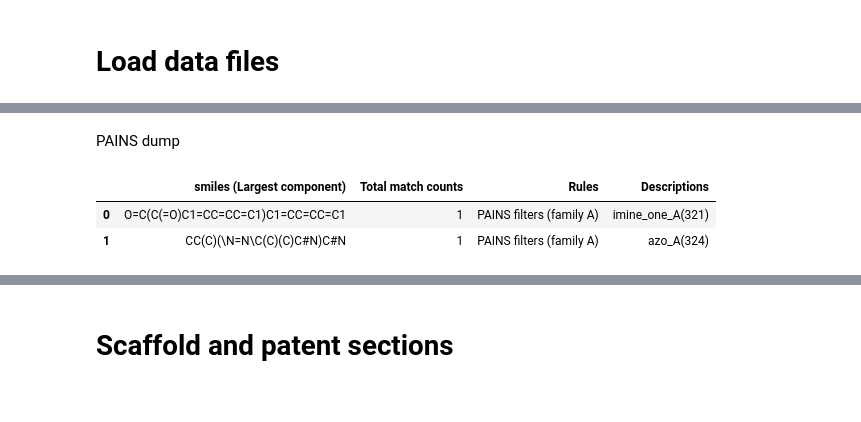
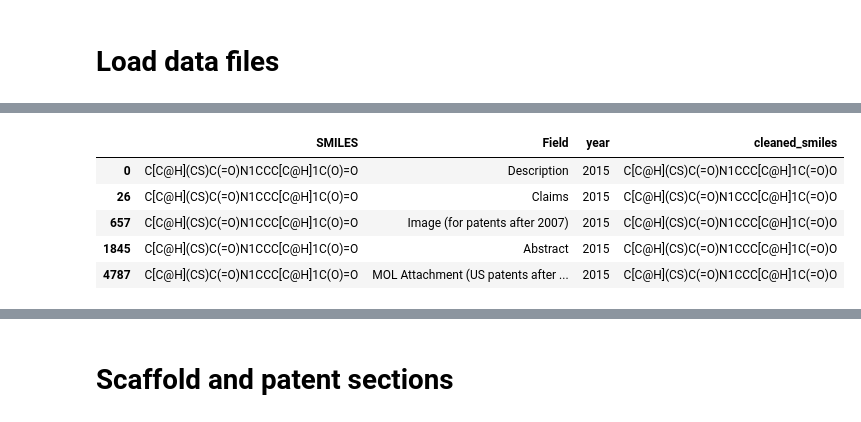
Before and after one commit to Fraunhofer-ITMP/patent-clinical-candidate-characteristics, a Jupyter notebook: notebooks/3_3_structure_charcterstics.ipynb, the cells around one changed output, grey strips where cells are left out. Cells and saved outputs as stored; diff of their text form; code cells hidden in the pictures.

```diff
--- a/notebooks/3_3_structure_charcterstics.ipynb
+++ b/notebooks/3_3_structure_charcterstics.ipynb
@@ -41,5 +95,4 @@ SureChEMBL data
 # %%
 surechembl_df = pd.read_parquet(
-    f"{PROCESSED_DIR}/surechembl_unique_inchikey_dump.pq.gzip"
+    f"{DATA_DIR}/surechembl_dump.pq", columns=["SMILES", "Field"]
 )
-surechembl_df.head(2)
@@ -50,17 +99,12 @@ surechembl_df.head(2)
-# %% [markdown]
-PAINS dump
-# %%
-pain_data = pd.read_csv(f"{MAPPINGS_DIR}/pain_data.csv", sep=";")
-pain_data = pain_data[
-    [
-        "smiles (Largest component)",  # desalted smiles
-        "Total match counts",
-        "Rules",
-        "Descriptions",
-    ]
-]
-pain_data.head(2)
-# %% [output]
-|  | smiles (Largest component) | Total match counts | Rules | Descriptions |
-| 0 | O=C(C(=O)C1=CC=CC=C1)C1=CC=CC=C1 | 1 | PAINS filters (family A) | imine_one_A(321) |
-| 1 | CC(C)(\N=N\C(C)(C)C#N)C#N | 1 | PAINS filters (family A) | azo_A(324) |
+# %%
+desalted_patent_df = pd.read_parquet(f"{PROCESSED_DIR}/patent_data_desalted.pq")
+df = surechembl_df.merge(desalted_patent_df, on="SMILES")
+df.drop_duplicates(subset=["SMILES", "Field"], inplace=True)
+df.head()
+# %% [output]
+|  | SMILES | Field | year | cleaned_smiles |
+| 0 | C[C@H](CS)C(=O)N1CCC[C@H]1C(O)=O | Description | 2015 | C[C@H](CS)C(=O)N1CCC[C@H]1C(=O)O |
+| 26 | C[C@H](CS)C(=O)N1CCC[C@H]1C(O)=O | Claims | 2015 | C[C@H](CS)C(=O)N1CCC[C@H]1C(=O)O |
+| 657 | C[C@H](CS)C(=O)N1CCC[C@H]1C(O)=O | Image (for patents after 2007) | 2015 | C[C@H](CS)C(=O)N1CCC[C@H]1C(=O)O |
+| 1845 | C[C@H](CS)C(=O)N1CCC[C@H]1C(O)=O | Abstract | 2015 | C[C@H](CS)C(=O)N1CCC[C@H]1C(=O)O |
+| 4787 | C[C@H](CS)C(=O)N1CCC[C@H]1C(O)=O | MOL Attachment (US patents after ... | 2015 | C[C@H](CS)C(=O)N1CCC[C@H]1C(=O)O |
```
Also changed, not shown: parts of 41 cells of this notebook, 1 other file.
